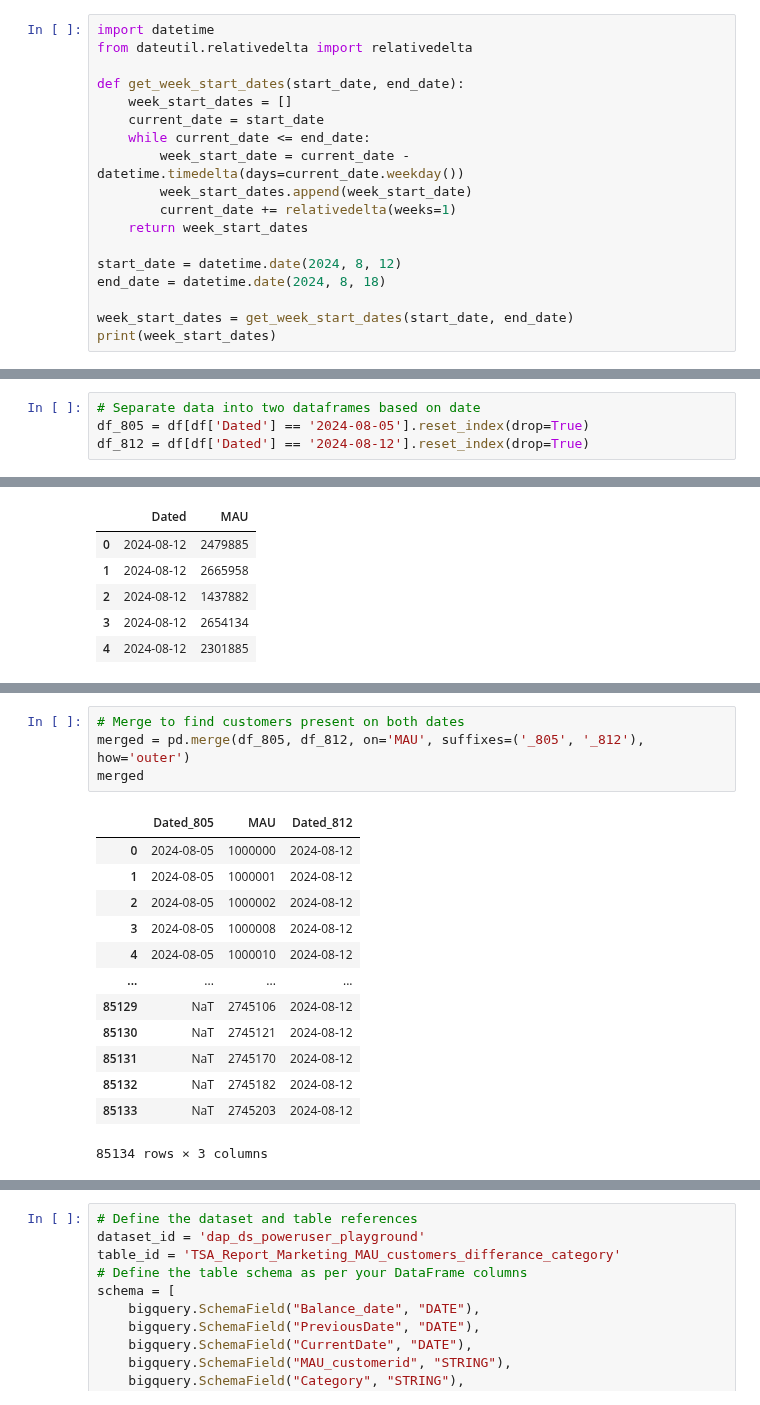
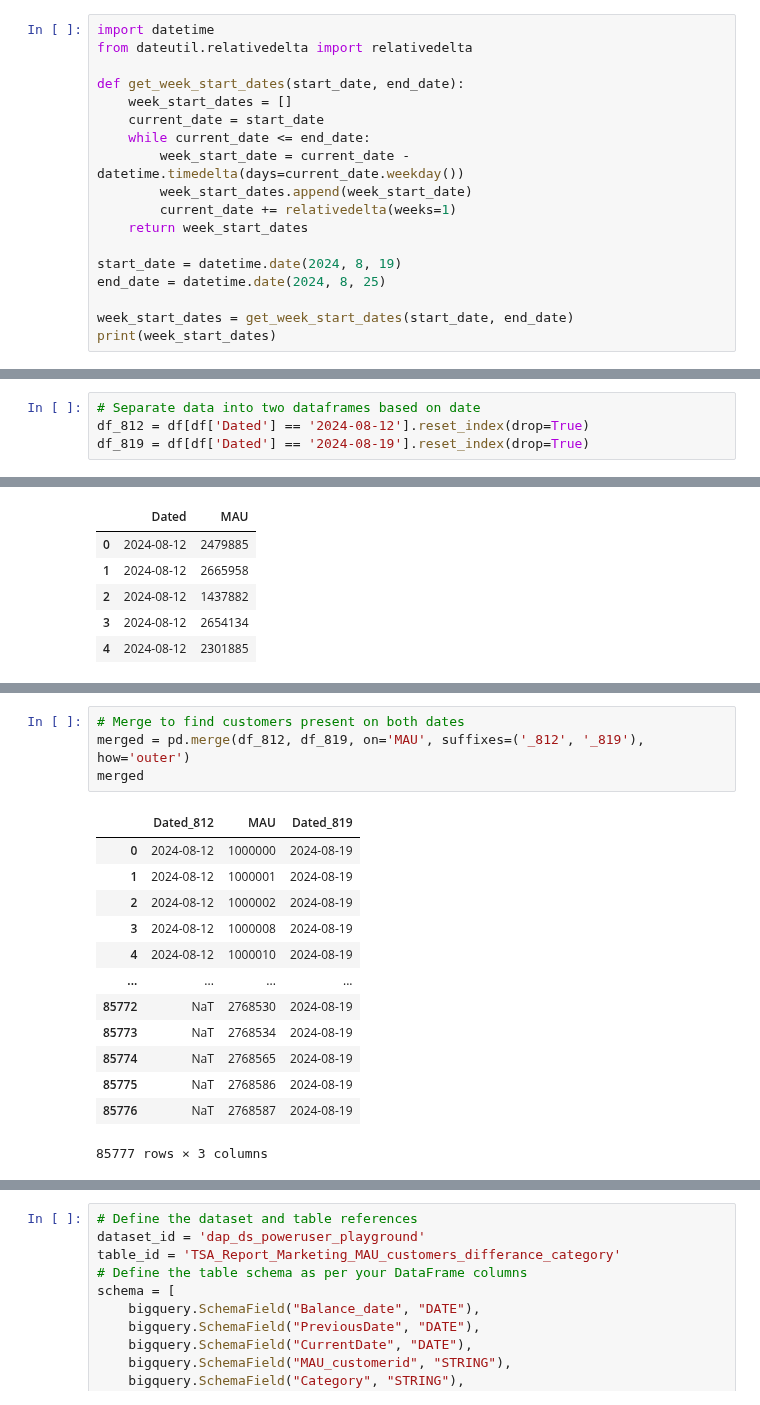
Before and after one commit to dchakroborti-tonik/MAU_MMAU_REPORT, a Jupyter notebook: TSA_REPORT_TEMPLATE_v2.ipynb, the cells around one changed output, grey strips where cells are left out. Cells and saved outputs as stored; diff of their text form.

Commit message:
Updated data for week starting 2024-08-19

```diff
--- a/TSA_REPORT_TEMPLATE_v2.ipynb
+++ b/TSA_REPORT_TEMPLATE_v2.ipynb
@@ -35,8 +35,8 @@ def get_week_start_dates(start_date, end_date):
         current_date += relativedelta(weeks=1)
     return week_start_dates
 
-start_date = datetime.date(2024, 8, 12)
-end_date = datetime.date(2024, 8, 18)
+start_date = datetime.date(2024, 8, 19)
+end_date = datetime.date(2024, 8, 25)
 
 week_start_dates = get_week_start_dates(start_date, end_date)
 print(week_start_dates)
@@ -731,4 +732,4 @@ Length: 9, dtype: datetime64[ns]
 # %%
 # Separate data into two dataframes based on date
-df_805 = df[df['Dated'] == '2024-08-05'].reset_index(drop=True)
 df_812 = df[df['Dated'] == '2024-08-12'].reset_index(drop=True)
+df_819 = df[df['Dated'] == '2024-08-19'].reset_index(drop=True)
@@ -753,21 +754,21 @@ df_812.head()
 # %%
 # Merge to find customers present on both dates
-merged = pd.merge(df_805, df_812, on='MAU', suffixes=('_805', '_812'), how='outer')
+merged = pd.merge(df_812, df_819, on='MAU', suffixes=('_812', '_819'), how='outer')
 merged
 # %% [output]
-|  | Dated_805 | MAU | Dated_812 |
-| 0 | 2024-08-05 | 1000000 | 2024-08-12 |
-| 1 | 2024-08-05 | 1000001 | 2024-08-12 |
-| 2 | 2024-08-05 | 1000002 | 2024-08-12 |
-| 3 | 2024-08-05 | 1000008 | 2024-08-12 |
-| 4 | 2024-08-05 | 1000010 | 2024-08-12 |
+|  | Dated_812 | MAU | Dated_819 |
+| 0 | 2024-08-12 | 1000000 | 2024-08-19 |
+| 1 | 2024-08-12 | 1000001 | 2024-08-19 |
+| 2 | 2024-08-12 | 1000002 | 2024-08-19 |
+| 3 | 2024-08-12 | 1000008 | 2024-08-19 |
+| 4 | 2024-08-12 | 1000010 | 2024-08-19 |
 | ... | ... | ... | ... |
-| 85129 | NaT | 2745106 | 2024-08-12 |
-| 85130 | NaT | 2745121 | 2024-08-12 |
-| 85131 | NaT | 2745170 | 2024-08-12 |
-| 85132 | NaT | 2745182 | 2024-08-12 |
-| 85133 | NaT | 2745203 | 2024-08-12 |
+| 85772 | NaT | 2768530 | 2024-08-19 |
+| 85773 | NaT | 2768534 | 2024-08-19 |
+| 85774 | NaT | 2768565 | 2024-08-19 |
+| 85775 | NaT | 2768586 | 2024-08-19 |
+| 85776 | NaT | 2768587 | 2024-08-19 |
-85134 rows × 3 columns
+85777 rows × 3 columns
 # %%
 # Function to categorize customer presence
 def categorize_presence(row):
```
Also changed, not shown: parts of 27 cells of this notebook.
